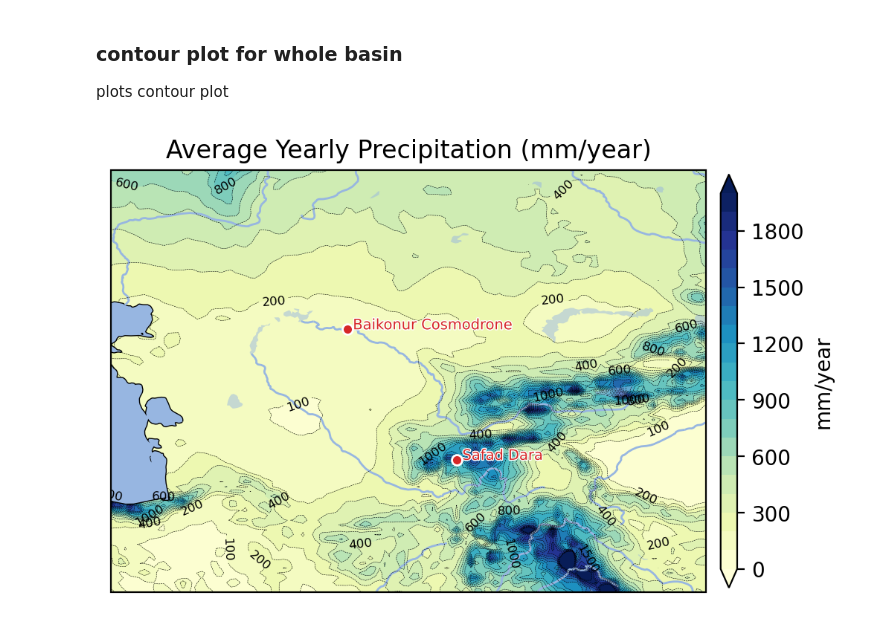
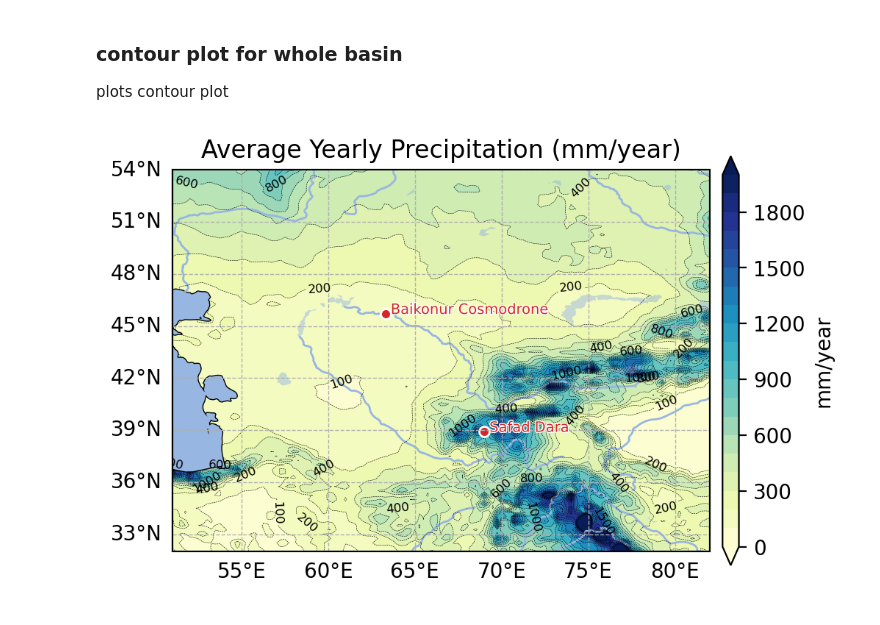
Before and after one commit to andrevdv/MSc_AralSea, a Jupyter notebook: book/thesis_projects/MSc/2025_Q1_AndreVanDerVeen_CEG/work_in_progress/notebooks/figures/figures_meteo.ipynb, the cells around one changed output. Saved outputs shown, nothing was run; the diff lists cells and outputs as text; code cells hidden in the pictures.

```diff
--- a/book/thesis_projects/MSc/2025_Q1_AndreVanDerVeen_CEG/work_in_progress/notebooks/figures/figures_meteo.ipynb
+++ b/book/thesis_projects/MSc/2025_Q1_AndreVanDerVeen_CEG/work_in_progress/notebooks/figures/figures_meteo.ipynb
@@ -140,31 +140,38 @@ ax.text(
     fontsize=7,
     color='tab:red',
     path_effects=[pe.withStroke(linewidth=1, foreground="white")]  # white outline
 )
 ax.text(
     lon2+0.3, lat2, "Baikonur Cosmodrone",
     transform=ccrs.PlateCarree(),
     fontsize=7,
     color='tab:red',
     path_effects=[pe.withStroke(linewidth=1, foreground="white")]  # white outline
 )
 
 
 # Add map features
 ax.add_feature(cfeature.COASTLINE)
 ax.add_feature(cfeature.LAKES, alpha=0.5)
 ax.add_feature(cfeature.OCEAN, zorder=2)
 ax.add_feature(cfeature.RIVERS)
 ax.set_title("Average Yearly Precipitation (mm/year)")
 
 # Colorbar
 cbar = fig.colorbar(im, ax=ax, orientation="vertical",
                     shrink=0.7,  # 70% of figure height
                     aspect=25,   # thinner
                     pad=0.02)    # distance to map
 cbar.set_label("mm/year")
+
+# Gridlines
+gl = ax.gridlines(draw_labels=True, linestyle="--", linewidth=0.5)
+gl.top_labels = False
+gl.right_labels = False
+
+
 fig.tight_layout(pad=0.1)
 plt.savefig('../../outputs/figures/precip_contour.png', bbox_inches='tight', pad_inches=0.05, dpi=200)
 plt.show()
 # %% [output]
-[figure, old version]
+[figure, new version]
```
Also changed, not shown: 3 other files.
